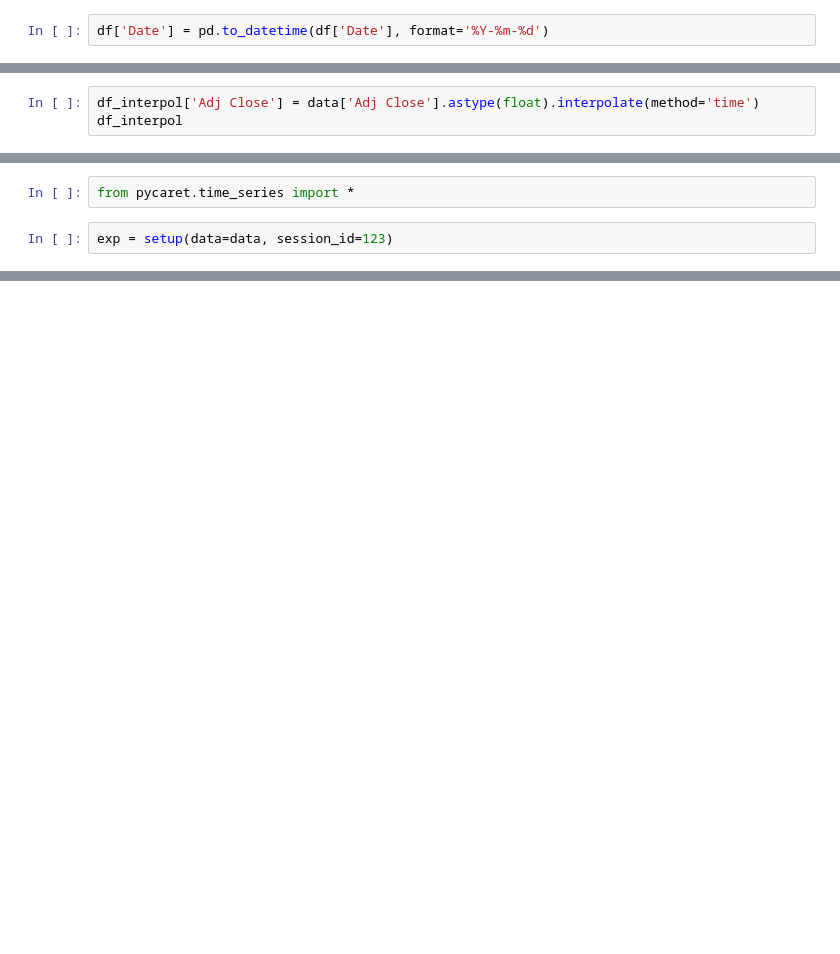
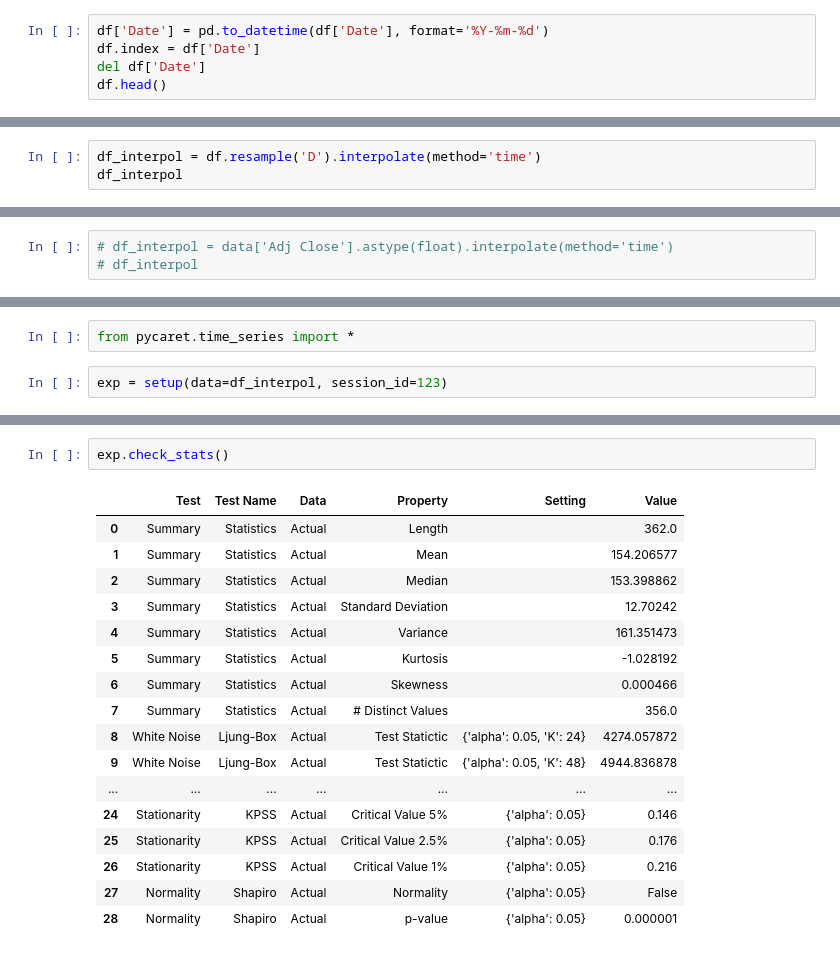
Before and after one commit to grantc00/testing_interpolate, a Jupyter notebook: test2.ipynb, the cells around one changed output, grey strips where cells are left out. Saved outputs shown, nothing was run; the diff lists cells and outputs as text; blank space fills up the shorter version.

```diff
--- a/test2.ipynb
+++ b/test2.ipynb
@@ -52,2 +62,5 @@ memory usage: 13.9+ KB
 # %%
 df['Date'] = pd.to_datetime(df['Date'], format='%Y-%m-%d')
+df.index = df['Date']
+del df['Date']
+df.head()
@@ -84,0 +89,3 @@ df_interpol
+# %%
+df_interpol = df.resample('D').interpolate(method='time')
+df_interpol
@@ -90,3 +112,3 @@ df_interpol.plot(figsize=(12,6))
 # %%
-df_interpol['Adj Close'] = data['Adj Close'].astype(float).interpolate(method='time')
-df_interpol
+# df_interpol = data['Adj Close'].astype(float).interpolate(method='time')
+# df_interpol
@@ -113,4 +120,4 @@ dtype: int64
 # %%
 from pycaret.time_series import *
 # %%
-exp = setup(data=data, session_id=123)
+exp = setup(data=df_interpol, session_id=123)
@@ -116,0 +142,20 @@ exp = setup(data=data, session_id=123)
+# %%
+exp.check_stats()
+# %% [output]
+|  | Test | Test Name | Data | Property | Setting | Value |
+| 0 | Summary | Statistics | Actual | Length |  | 362.0 |
+| 1 | Summary | Statistics | Actual | Mean |  | 154.206577 |
+| 2 | Summary | Statistics | Actual | Median |  | 153.398862 |
+| 3 | Summary | Statistics | Actual | Standard Deviation |  | 12.70242 |
+| 4 | Summary | Statistics | Actual | Variance |  | 161.351473 |
+| 5 | Summary | Statistics | Actual | Kurtosis |  | -1.028192 |
+| 6 | Summary | Statistics | Actual | Skewness |  | 0.000466 |
+| 7 | Summary | Statistics | Actual | # Distinct Values |  | 356.0 |
+| 8 | White Noise | Ljung-Box | Actual | Test Statictic | {'alpha': 0.05, 'K': 24} | 4274.057872 |
+| 9 | White Noise | Ljung-Box | Actual | Test Statictic | {'alpha': 0.05, 'K': 48} | 4944.836878 |
+| ... | ... | ... | ... | ... | ... | ... |
+| 24 | Stationarity | KPSS | Actual | Critical Value 5% | {'alpha': 0.05} | 0.146 |
+| 25 | Stationarity | KPSS | Actual | Critical Value 2.5% | {'alpha': 0.05} | 0.176 |
+| 26 | Stationarity | KPSS | Actual | Critical Value 1% | {'alpha': 0.05} | 0.216 |
+| 27 | Normality | Shapiro | Actual | Normality | {'alpha': 0.05} | False |
+| 28 | Normality | Shapiro | Actual | p-value | {'alpha': 0.05} | 0.000001 |
```
Also changed, not shown: parts of 10 cells of this notebook, 5 other files.
